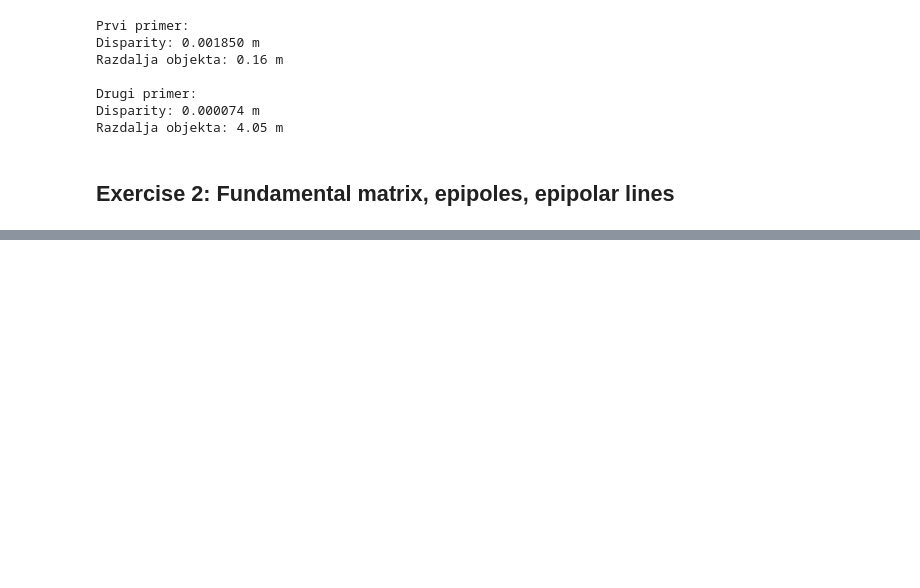
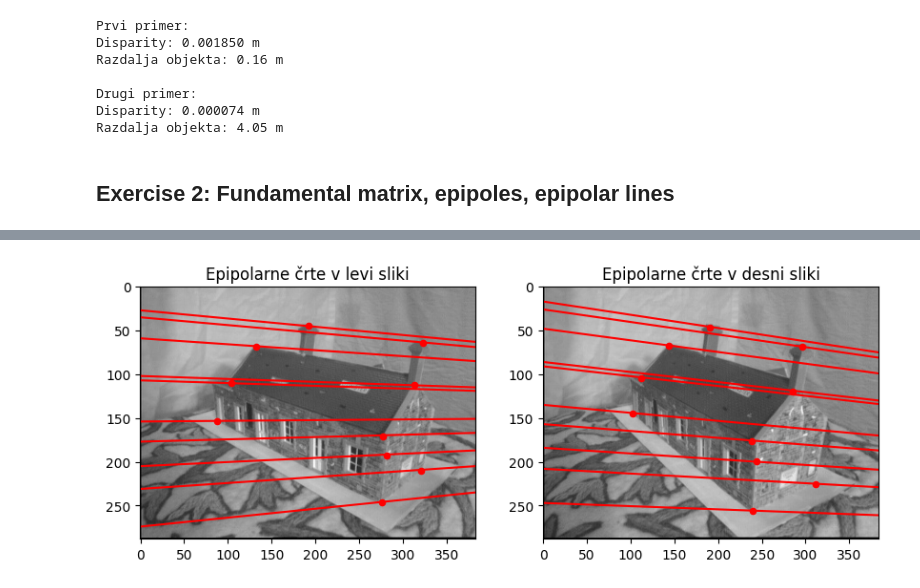
Before and after one commit to Aljaz200/Machine-Perception, a Jupyter notebook: assignment_5/Ass5.ipynb, the cells around one changed output, grey strips where cells are left out. Saved outputs shown, nothing was run; the diff lists cells and outputs as text; code cells hidden in the pictures; blank space fills up the shorter version.

```diff
--- a/assignment_5/Ass5.ipynb
+++ b/assignment_5/Ass5.ipynb
@@ -63,3 +63,20 @@ Disparity: 0.000074 m
 Razdalja objekta: 4.05 m
 # %% [markdown]
 ## Exercise 2: Fundamental matrix, epipoles, epipolar lines
+# %%
+F = np.array([
+    [1, 0, 0],
+    [0, 0.5, 0],
+    [0, 0, -1]
+])
+
+points_left = [[0, 2, 1], [1, 0, 1]]
+
+epipolar_lines = []
+for point in points_left:
+    line = F @ np.array(point)  # l' = F * x
+    epipolar_lines.append(line)
+
+for i, line in enumerate(epipolar_lines):
+    print(f"Epipolarna črta za točko {points_left[i][:-1]}:")
+    print(f"l' = {line[0]:.2f} * u' + {line[1]:.2f} * v' + {line[2]:.2f} -> [u', v', 1] * l' = 0")
@@ -65,0 +88,62 @@ Razdalja objekta: 4.05 m
+# %%
+def fundamental_matrix(points):
+    points_left = points[:, :2]
+    points_right = points[:, 2:]
+
+    normalized_left, T1 = a5_utils.normalize_points(points_left)
+    normalized_right, T2 = a5_utils.normalize_points(points_right)
+
+    A = []
+    for (x1, y1), (x2, y2) in zip(normalized_left[:, :2], normalized_right[:, :2]):
+        A.append([x1 * x2, x1 * y2, x1, y1 * x2, y1 * y2, y1, x2, y2, 1])
+    A = np.array(A)
+
+    _, _, Vt = np.linalg.svd(A)
+    F_hat = Vt[-1].reshape(3, 3)
+
+    U, S, Vt = np.linalg.svd(F_hat)
+    S[-1] = 0
+    F_hat = U @ np.diag(S) @ Vt
+
+    F = T1.T @ F_hat @ T2
+    return F.T
+
+
+points = np.loadtxt('data/epipolar/house_points.txt')
+F_correct = np.loadtxt('data/epipolar/house_fundamental.txt')
+
+F = fundamental_matrix(points)
+print("F:")
+print(F)
+print("\nF correct:")
+print(F_correct)
+
+points_left = points[:, :2]
+points_right = points[:, 2:]
+
+image_left = cv2.imread('data/epipolar/house1.jpg', cv2.IMREAD_GRAYSCALE)
+image_right = cv2.imread('data/epipolar/house2.jpg', cv2.IMREAD_GRAYSCALE)
+h, w = image_left.shape
+
+plt.figure(figsize=(10, 5))
+plt.subplot(1, 2, 1)
+
+plt.imshow(image_left, cmap='gray')
+plt.title('Epipolarne črte v levi sliki')
+
+for point1, point2 in zip(points_left, points_right):
+    line = F.T @ np.array([point2[0], point2[1], 1])
+    a5_utils.draw_epiline(line, h, w)
+    plt.scatter(point1[0], point1[1], color='red', s=20)
+
+plt.subplot(1, 2, 2)
+plt.imshow(image_right, cmap='gray')
+plt.title('Epipolarne črte v desni sliki')
+
+for point1, point2 in zip(points_left, points_right):
+    line = F @ np.array([point1[0], point1[1], 1])
+    a5_utils.draw_epiline(line, h, w)
+    plt.scatter(point2[0], point2[1], color='red', s=20)
+
+plt.show()
+# %% [output]
@@ -65,0 +159 @@ Razdalja objekta: 4.05 m
+[figure, added]
```
Also changed, not shown: parts of 3 cells of this notebook.
